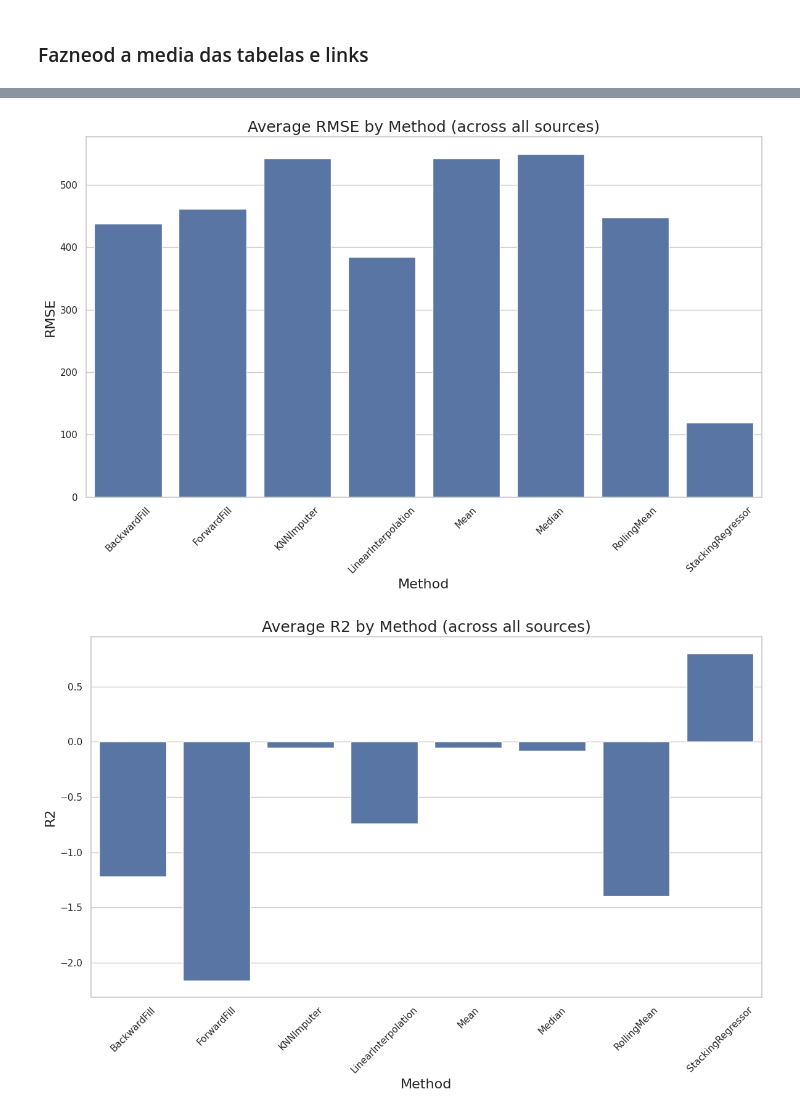
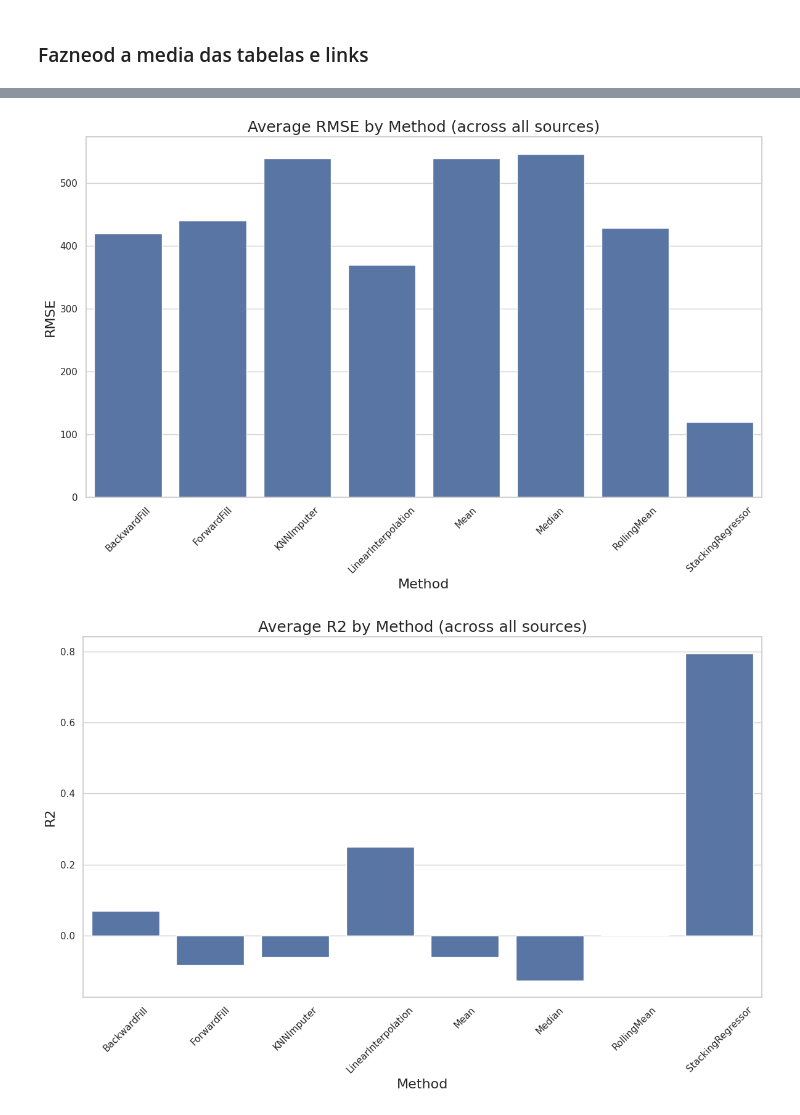
Before and after one commit to LarcesUece/ENHANCED-IMPUTATION-PREDICTION, a Jupyter notebook: code/analysis/analysis.ipynb, the cells around one changed output, grey strips where cells are left out. Drawn from its saved outputs; the diff is of its cells as text; code cells hidden in the pictures.

```diff
--- a/code/analysis/analysis.ipynb
+++ b/code/analysis/analysis.ipynb
@@ -1800,8 +1800,10 @@ json_path = Path("../../results/metrics_summary_final.json")
 
 # LISTA DE LINKS QUE VOCÊ QUER ANALISAR
 target_links = [
+    "sc-rn",
     "am-rn",
-    "mt-ma", 'pr-go', 'mt-ma', 'ms-ma', 'ro-ce', 'es-mt'
+    "ac-rn" ,
+    "mt-ma", "mt-sc", "pr-go"
 ]
 
 # Métodos selecionados
@@ -1851,2 +1853,2 @@ Best average MAPE: StackingRegressor (9.369)
-[figure, old version]
+[figure, new version]
-[figure, old version]
+[figure, new version]
```
Also changed, not shown: parts of 1 cell of this notebook, 7 other files.
